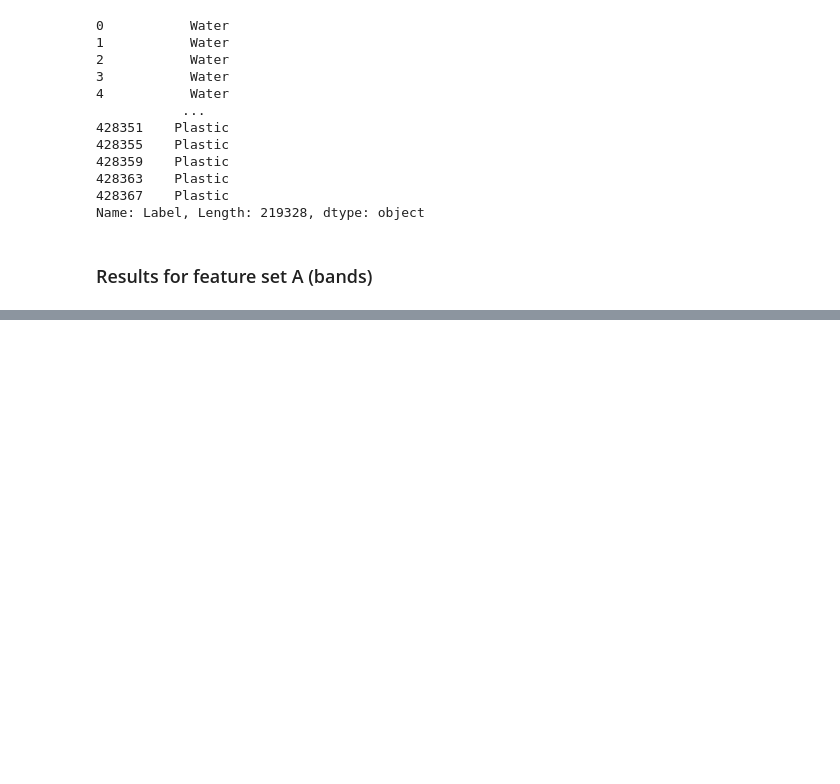
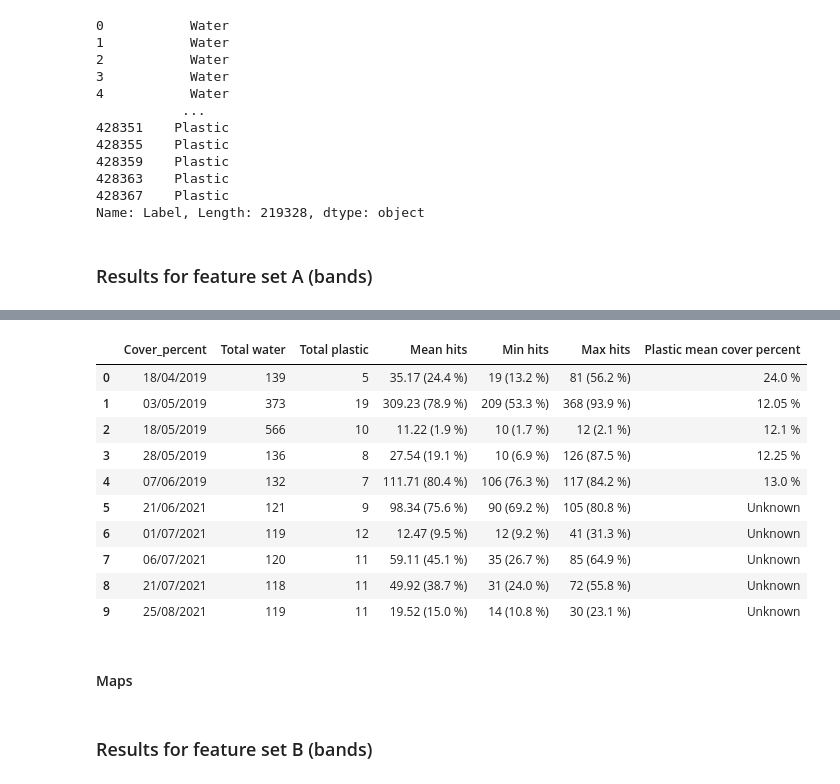
Before and after one commit to ufrgs-rescue/plastic_map, a Jupyter notebook: main.ipynb, the cells around one changed output, grey strips where cells are left out. Drawn from its saved outputs; the diff is of its cells as text; code cells hidden in the pictures; blank space fills up the shorter version.

Commit message:
Supervised classification (completed) - code used for the master thesis "Machine learning applied to marine plastic pollution mapping in MSI/Sentinel-2 sensor images"

```diff
--- a/main.ipynb
+++ b/main.ipynb
@@ -3871,0 +3893,6 @@ Name: Label, Length: 219328, dtype: object
+# %%
+assessment, errors, hits, confusion_matrices, acc, b_acc, f1_macro, f1_weighted, fbeta_macro, fbeta_weighted, pr_macro, rc_macro, pr_weighted, rc_weighted = rsdata_classification.multilayer_perceptron(dart_subdatasets['plastic_and_water'][feature_sets[0]],
+                                                                                            dart_subdatasets['plastic_and_water']['Label'],
+                                                                                            usgs_subdatasets['plastic_and_water'][feature_sets[0]],
+                                                                                            usgs_subdatasets['plastic_and_water']['Label'],
+                                                                                            100)
@@ -3871,0 +3950,3 @@ Name: Label, Length: 219328, dtype: object
+# %%
+stats_by_polymer, stats_by_label_year, stats_by_plastic_cover_percent, stats_by_date = rsdata_classification.stats_classification(assessment, usgs_subdatasets['plastic_and_water'])
+stats_by_polymer
@@ -3871,0 +3976,16 @@ Name: Label, Length: 219328, dtype: object
+# %%
+stats_by_date
+# %% [output]
+|  | Cover_percent | Total water | Total plastic | Mean hits | Min hits | Max hits | Plastic mean cover percent |
+| 0 | 18/04/2019 | 139 | 5 | 35.17 (24.4 %) | 19 (13.2 %) | 81 (56.2 %) | 24.0 % |
+| 1 | 03/05/2019 | 373 | 19 | 309.23 (78.9 %) | 209 (53.3 %) | 368 (93.9 %) | 12.05 % |
+| 2 | 18/05/2019 | 566 | 10 | 11.22 (1.9 %) | 10 (1.7 %) | 12 (2.1 %) | 12.1 % |
+| 3 | 28/05/2019 | 136 | 8 | 27.54 (19.1 %) | 10 (6.9 %) | 126 (87.5 %) | 12.25 % |
+| 4 | 07/06/2019 | 132 | 7 | 111.71 (80.4 %) | 106 (76.3 %) | 117 (84.2 %) | 13.0 % |
+| 5 | 21/06/2021 | 121 | 9 | 98.34 (75.6 %) | 90 (69.2 %) | 105 (80.8 %) | Unknown |
+| 6 | 01/07/2021 | 119 | 12 | 12.47 (9.5 %) | 12 (9.2 %) | 41 (31.3 %) | Unknown |
+| 7 | 06/07/2021 | 120 | 11 | 59.11 (45.1 %) | 35 (26.7 %) | 85 (64.9 %) | Unknown |
+| 8 | 21/07/2021 | 118 | 11 | 49.92 (38.7 %) | 31 (24.0 %) | 72 (55.8 %) | Unknown |
+| 9 | 25/08/2021 | 119 | 11 | 19.52 (15.0 %) | 14 (10.8 %) | 30 (23.1 %) | Unknown |
+# %% [markdown]
+#### Maps
@@ -3871,0 +4003,2 @@ Name: Label, Length: 219328, dtype: object
+# %% [markdown]
+### Results for feature set B (bands)
```
Also changed, not shown: parts of 47 cells of this notebook, 2 other files.
